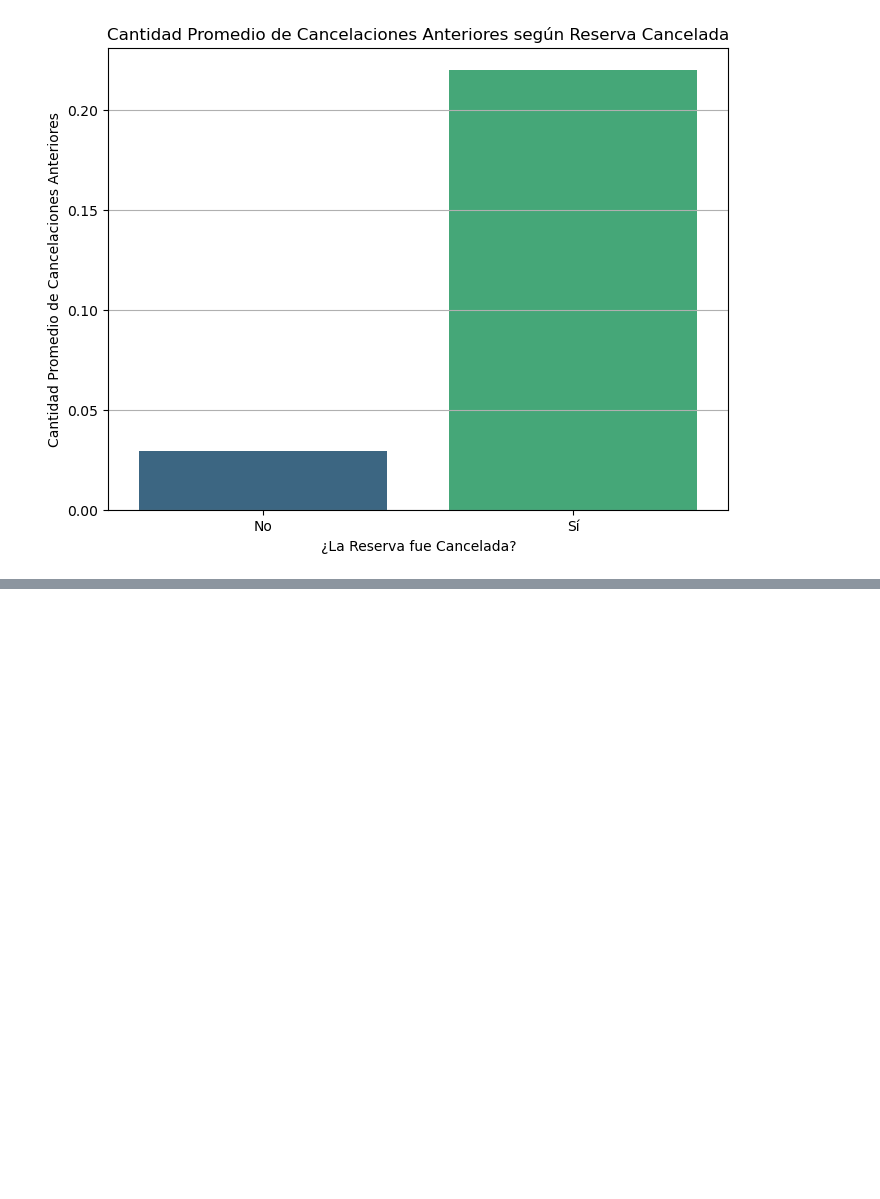
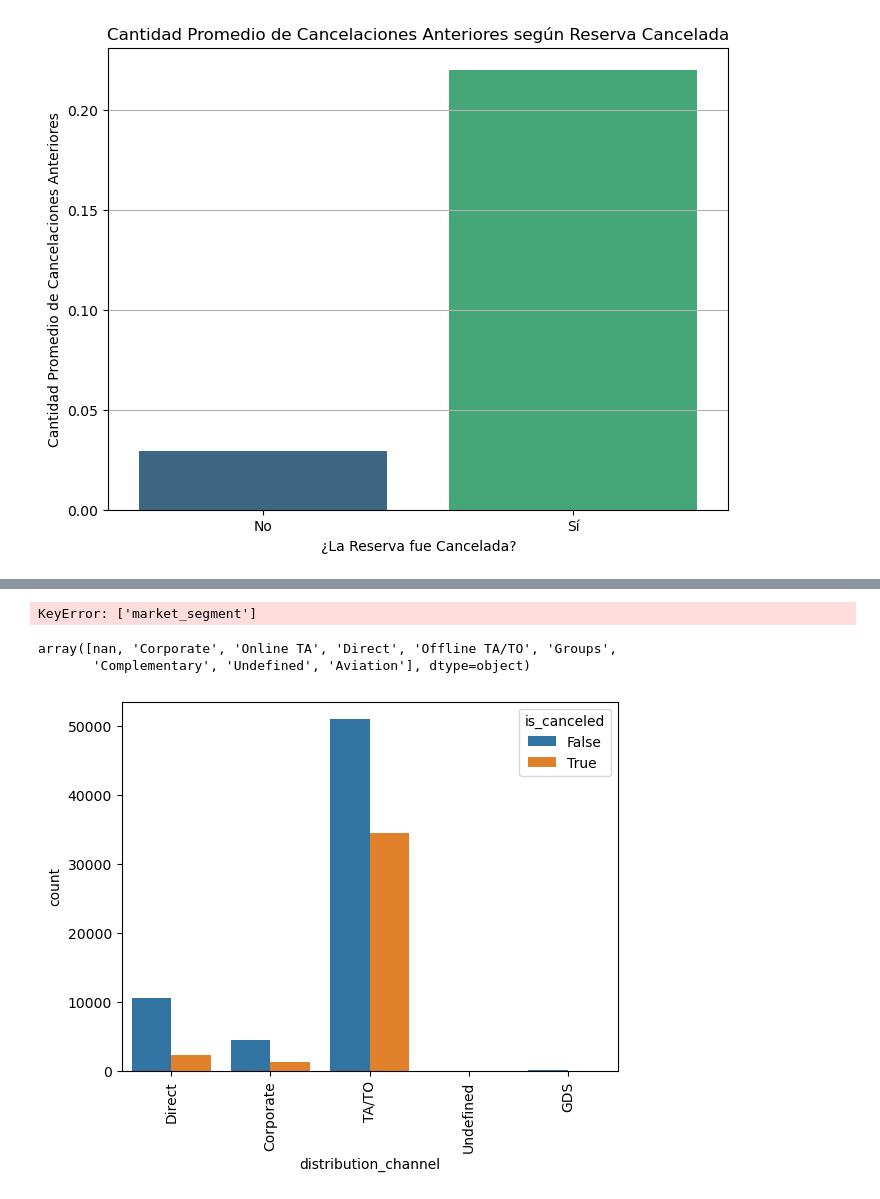
Before and after one commit to icorreald/project-da-promo-g-modulo-4-equipo-1, a Jupyter notebook: notebooks-trabajo/1-8.ipynb, the cells around one changed output, grey strips where cells are left out. Drawn from its saved outputs; the diff is of its cells as text; code cells hidden in the pictures; blank space fills up the shorter version.

```diff
--- a/notebooks-trabajo/1-8.ipynb
+++ b/notebooks-trabajo/1-8.ipynb
@@ -457,0 +491,31 @@ plt.show()
+# %%
+from scipy import stats
+import pandas as pd
+
+# Suponiendo que tienes un DataFrame llamado df y deseas calcular la correlación de Spearman entre las columnas 'agent' y 'is_canceled',
+# excluyendo los valores NaN.
+
+# Eliminar filas con valores NaN en las columnas 'agent' y 'is_canceled'
+df_cleaned = df.dropna(subset=['market_segment', 'is_canceled'])
+
+# Calcular la correlación de Spearman
+correlation_spearman, p_value = stats.spearmanr(df_cleaned['market_segment'], df_cleaned['is_canceled'])
+
+# Convertir el resultado a una cadena sin ceros
+correlation_spearman_str = "{:.2f}".format(correlation_spearman).rstrip('0').rstrip('.')
+
+# Mostrar la correlación de Spearman y el valor p sin ceros
+print("Correlación de Spearman entre agent y is_canceled (sin NaN):", correlation_spearman_str)
+print("Valor p:", p_value)
+# %% [output]
+KeyError: ['market_segment']
+# %%
+df["market_segment"].unique()
+# %% [output]
+array([nan, 'Corporate', 'Online TA', 'Direct', 'Offline TA/TO', 'Groups',
+       'Complementary', 'Undefined', 'Aviation'], dtype=object)
+# %%
+sns.countplot(x="distribution_channel", hue= "is_canceled", data=df)
+plt.xticks(rotation=90);
+# %% [output]
+[figure, added]
```
Also changed, not shown: parts of 18 cells of this notebook, 4 other files.
